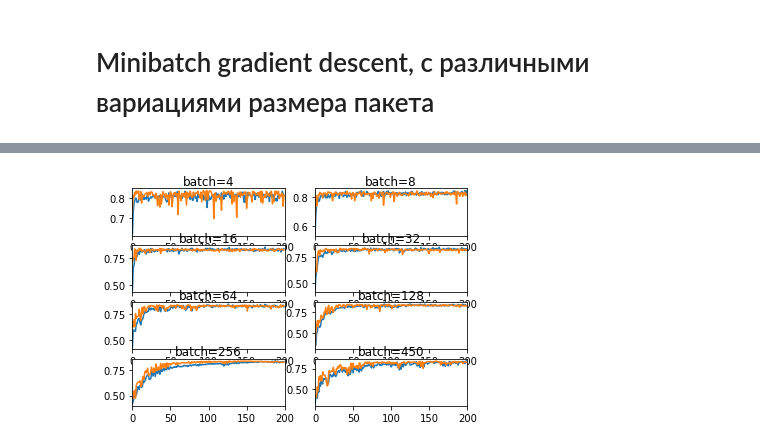
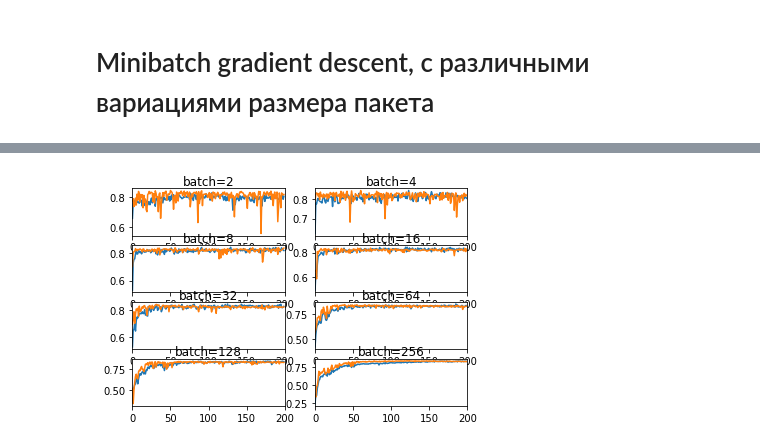
Before and after one commit to AnLiMan/Batch_size_study, a Jupyter notebook: Banch_size_study.ipynb, the cells around one changed output, grey strips where cells are left out. Drawn from its saved outputs; the diff is of its cells as text; code cells hidden in the pictures.

```diff
--- a/Banch_size_study.ipynb
+++ b/Banch_size_study.ipynb
@@ -253,7 +188,7 @@ Train: 0.828, Test: 0.826
 # Minibatch gradient descent, с различными вариациями размера пакета
 # %%
 # Список размеров пакета для обучения
-batch_sizes = [4, 8, 16, 32, 64, 128, 256, 450]
+batch_sizes = [2, 4, 8, 16, 32, 64, 128, 256]
 
 # Обучение модели и построение графиков
 def fit_model(trainX, trainy, testX, testy, n_batch):
@@ -269,7 +204,7 @@ def fit_model(trainX, trainy, testX, testy, n_batch):
  # Подгонка (обучение) модели
  start_time = time.time()
  history = model.fit(trainX, trainy, validation_data=(testX, testy), epochs=num_of_epochs, verbose=1, batch_size=n_batch)
- print("\nВремя обучения = ", (time.time() - start_time), ' c')
+ print("\nВремя обучения = ", (time.time() - start_time), ' cек ' + "для пакета размером = " + str(n_batch))
 
  # Вывод графиков обучения
  plt.xlim(0, num_of_epochs)
@@ -307 +242 @@ Epoch 200/200
-[figure, old version]
+[figure, new version]
```
Also changed, not shown: parts of 6 cells of this notebook.
